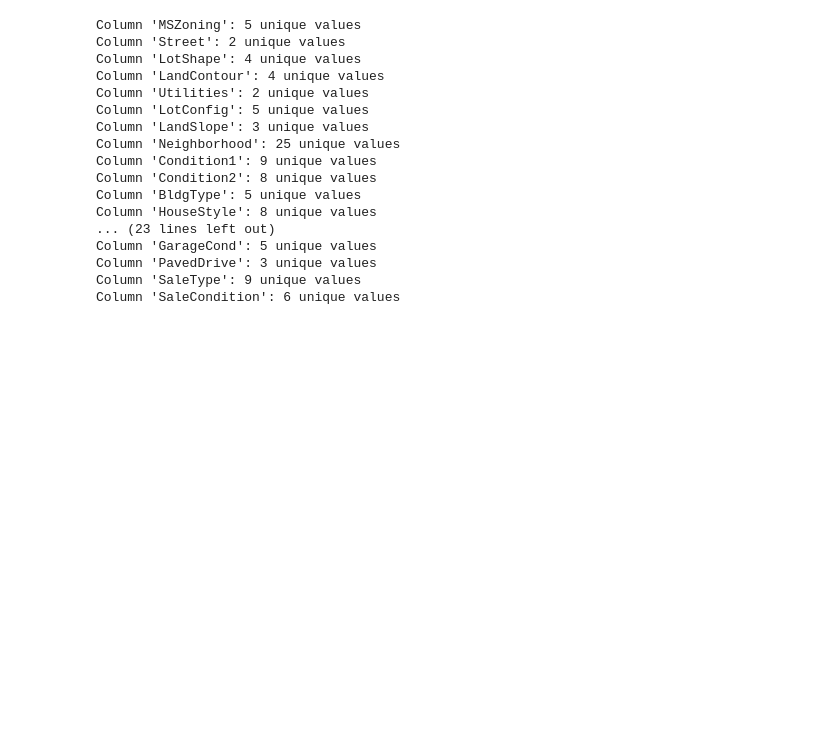
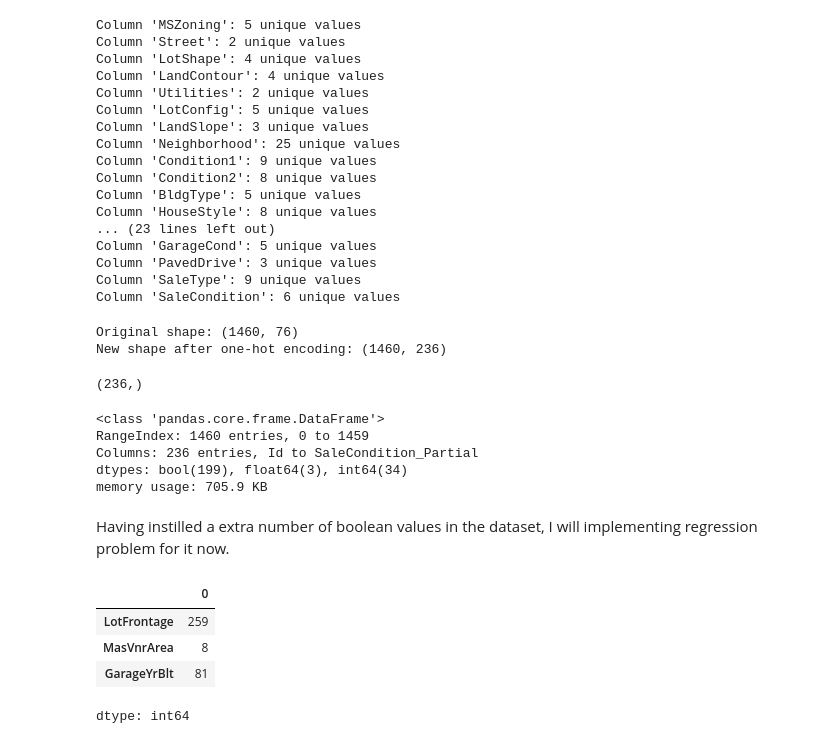
Before and after one commit to rohit-arunn/housepriceprediction, a Jupyter notebook: theprediction.ipynb, the cells around one changed output. Saved outputs shown, nothing was run; the diff lists cells and outputs as text; code cells hidden in the pictures; blank space fills up the shorter version.

Commit message:
Data analysis and cleaning

```diff
--- a/theprediction.ipynb
+++ b/theprediction.ipynb
@@ -180,3 +179,25 @@ Column 'GarageCond': 5 unique values
 Column 'PavedDrive': 3 unique values
 Column 'SaleType': 9 unique values
 Column 'SaleCondition': 6 unique values
+# %%
+X_encoded = pd.get_dummies(X, drop_first=True) # drop_first avoids multicollinearity
+print(f"Original shape: {X.shape}")
+print(f"New shape after one-hot encoding: {X_encoded.shape}")
+X = X_encoded
+# %% [output]
+Original shape: (1460, 76)
+New shape after one-hot encoding: (1460, 236)
+# %%
+X.columns.shape
+# %% [output]
+(236,)
+# %%
+X.info()
+# %% [output]
+<class 'pandas.core.frame.DataFrame'>
+RangeIndex: 1460 entries, 0 to 1459
+Columns: 236 entries, Id to SaleCondition_Partial
+dtypes: bool(199), float64(3), int64(34)
+memory usage: 705.9 KB
+# %% [markdown]
+Having instilled a extra number of boolean values in the dataset, I will implementing regression problem for it now.
@@ -182,0 +207,8 @@ Column 'SaleCondition': 6 unique values
+# %%
+X.isna().sum()[X.isna().sum() > 0]
+# %% [output]
+|  | 0 |
+| LotFrontage | 259 |
+| MasVnrArea | 8 |
+| GarageYrBlt | 81 |
+dtype: int64
```
Also changed, not shown: parts of 24 cells of this notebook.
